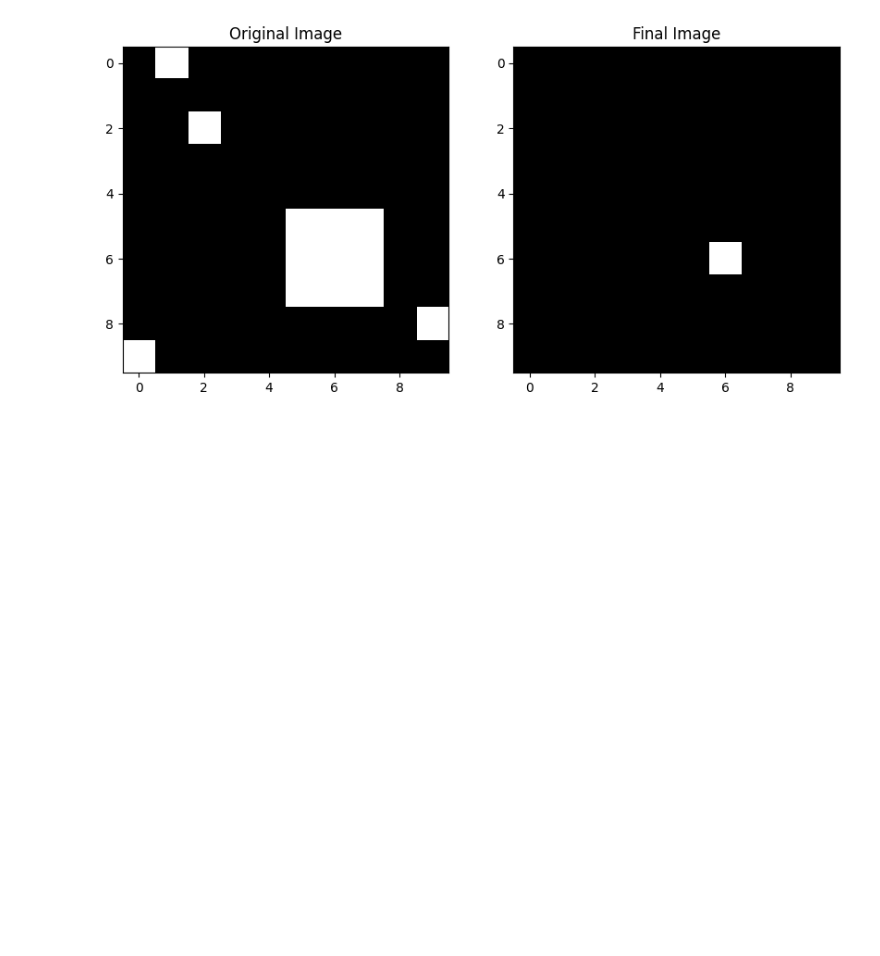
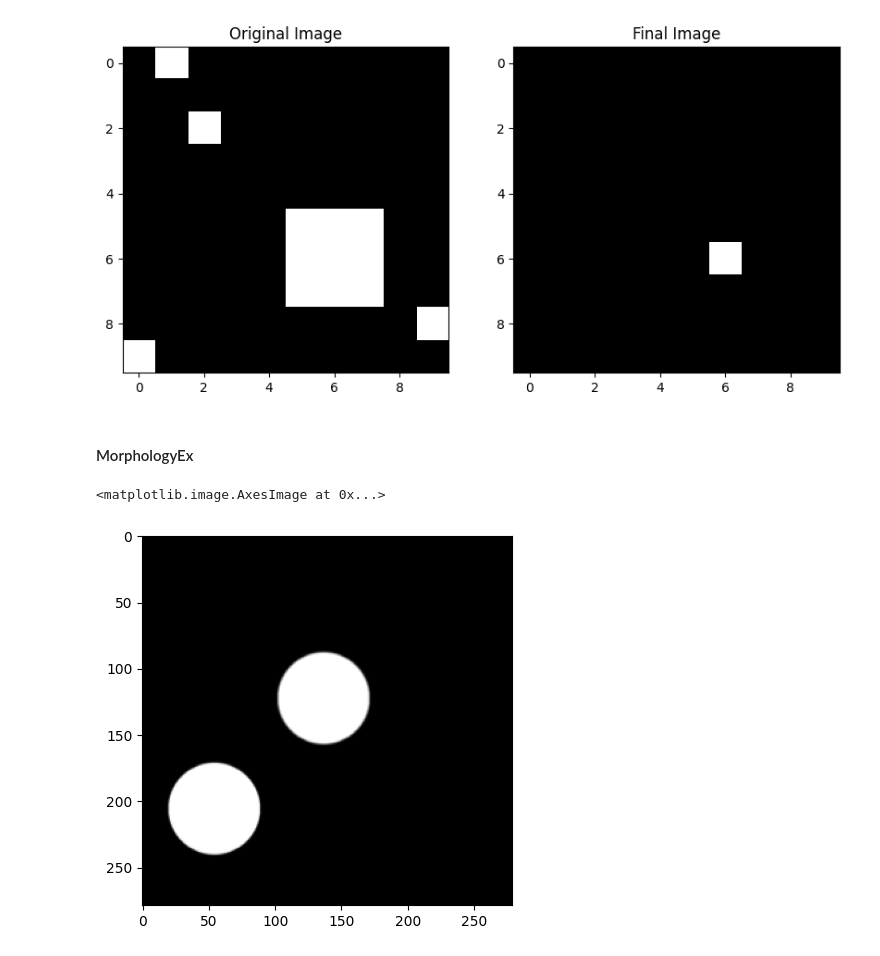
Before and after one commit to ajaykumar-br/Learning-OpenCV, a Jupyter notebook: Week 3/scrapy.ipynb, the cells around one changed output. Drawn from its saved outputs; the diff is of its cells as text; code cells hidden in the pictures; blank space fills up the shorter version.

```diff
--- a/Week 3/scrapy.ipynb
+++ b/Week 3/scrapy.ipynb
@@ -366,3 +366,23 @@ for idx, frame in enumerate(frames):
 out.release()
 print("Done writing erosion video into a .mp4 file")
 print(f"Total changes: {change_count}")
+# %% [markdown]
+#### MorphologyEx
+# %%
+# Opening
+
+import cv2
+import numpy as np
+import matplotlib.pyplot as plt
+
+img = cv2.imread("data/images/opening.png", cv2.IMREAD_GRAYSCALE)
+
+openingSize = 3
+kernel = cv2.getStructuringElement(cv2.MORPH_ELLIPSE, (7,7))
+
+openedImg = cv2.morphologyEx(img, cv2.MORPH_OPEN, kernel, iterations=3)
+
+plt.imshow(openedImg, cmap="gray")
+# %% [output]
+<matplotlib.image.AxesImage at 0x...>
+[figure, added]
```
Also changed, not shown: parts of 24 cells of this notebook.
